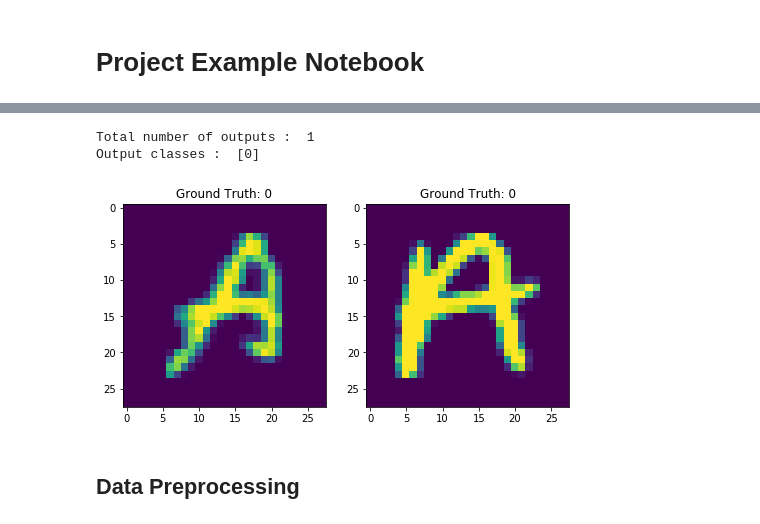
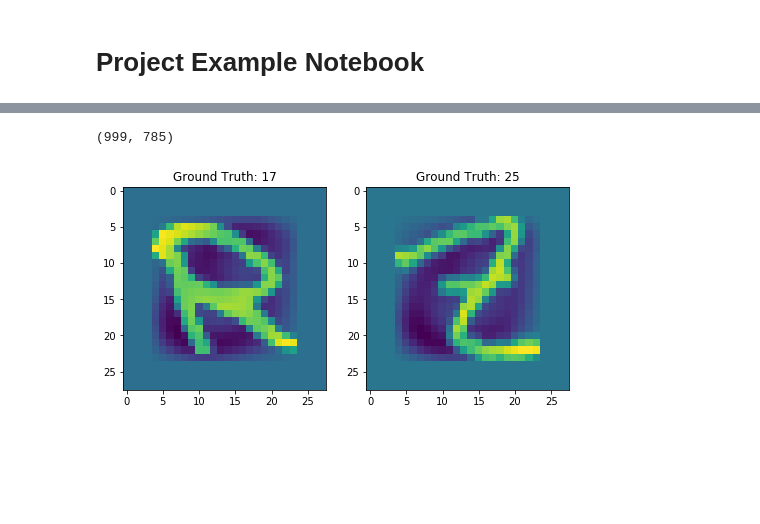
Before and after one commit to winstonlan/cs175-final-project, a Jupyter notebook: project_submission/project.ipynb, the cells around one changed output, grey strips where cells are left out. Saved outputs shown, nothing was run; the diff lists cells and outputs as text; code cells hidden in the pictures; blank space fills up the shorter version.

```diff
--- a/project_submission/project.ipynb
+++ b/project_submission/project.ipynb
@@ -28,29 +12,45 @@ Test (200, 784) (200,)
-# %%
-classes = np.unique(Y_train)
-n_classes = len(classes)
-print('Total number of outputs : ', n_classes)
-print('Output classes : ', classes)
-# %% [output]
-Total number of outputs :  1
-Output classes :  [0]
+# %%
+np.random.seed(0)
+
+data = pd.read_csv("handwritten_data_sample.csv", encoding = "utf8")
+print(data.shape)
+# %% [output]
+(999, 785)
+# %%
+np.random.shuffle(data)
+X, y = data[:,1:], data[:,0]
+
+X_train, X_test, y_train, y_test = train_test_split(X, y, test_size=0.2)
+# %%
+img_size = 28
+img_size_flat = img_size * img_size
+img_shape = (img_size, img_size)
+
+classes = np.unique(y_train)
+num_classes = 26
+
+X_train = X_train.reshape(X_train.shape[0], img_size, img_size, 1)
+X_test = X_test.reshape(X_test.shape[0], img_size, img_size, 1)
+# %%
+mean_image = np.mean(X_train, axis=0).astype(np.int64)
+X_train = (X_train - mean_image)/255
+X_test = (X_test - mean_image)/255
 # %%
 X_example1 = X_train[0]
 X_example2 = X_test[0]
 
 fig= plt.figure(figsize=(8,8))
 
 X_example1_2d = X_example1.reshape(28,28)
 fig.add_subplot(1,2,1)
 plt.imshow(X_example1_2d)
-plt.title("Ground Truth: {}".format(Y_train[0]))
+plt.title("Ground Truth: {}".format(y_train[0]))
 
 X_example2_2d = X_example2.reshape(28,28)
 fig.add_subplot(1,2,2)
 plt.imshow(X_example2_2d)
-plt.title("Ground Truth: {}".format(Y_test[0]))
+plt.title("Ground Truth: {}".format(y_test[0]))
 
 plt.show()
 # %% [output]
-[figure, old version]
+[figure, new version]
-# %% [markdown]
-## Data Preprocessing
```
Also changed, not shown: parts of 19 cells of this notebook, 1 other file.
